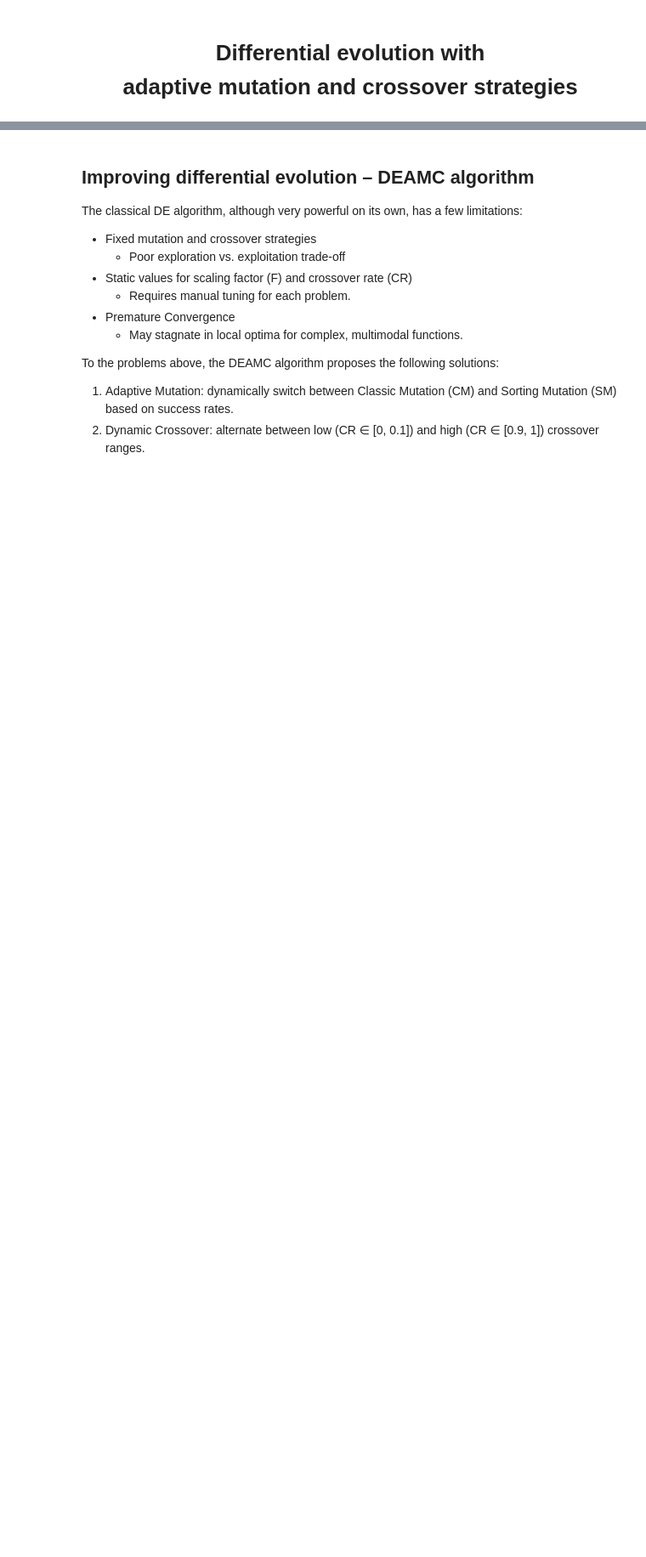
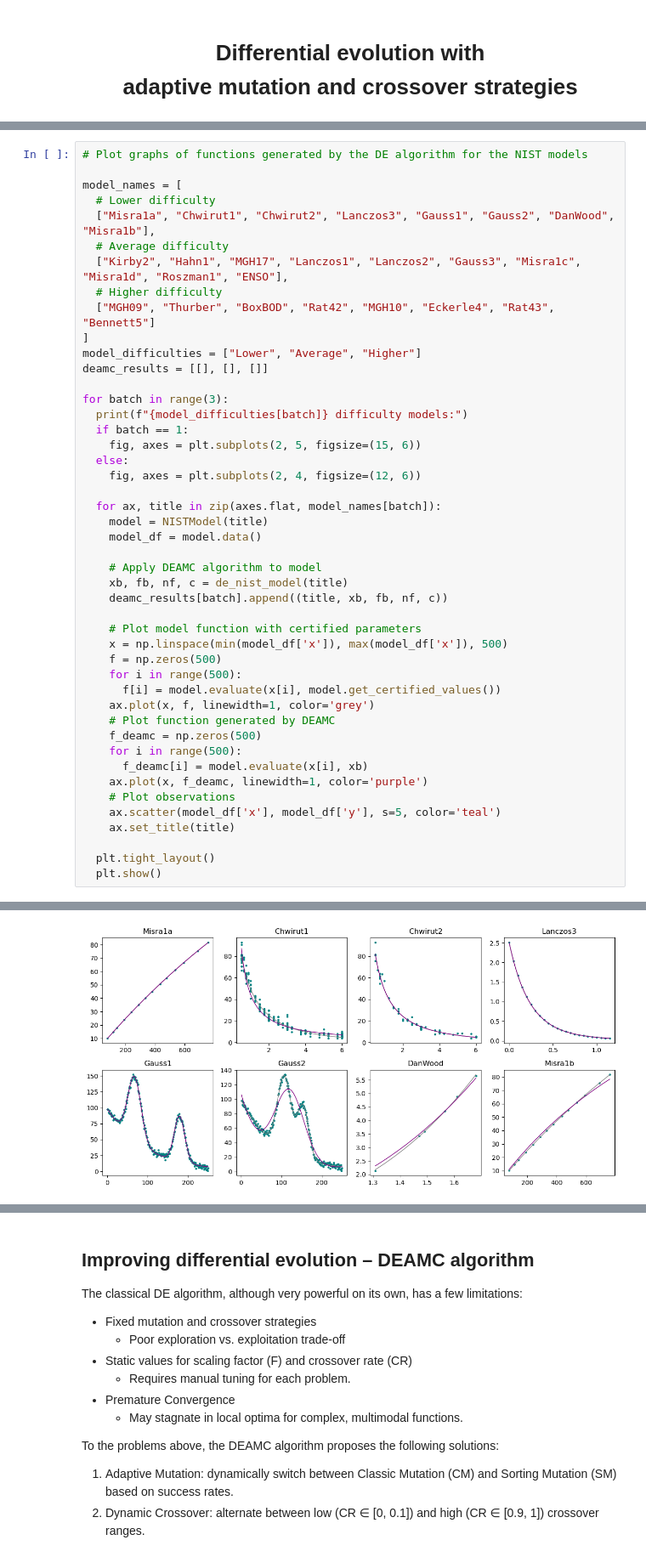
Before and after one commit to Tamarov128/nonlinear-regression-deamc, a Jupyter notebook: notebooks/differential_evolution_adaptive_mutation_crossover.ipynb, the cells around one changed output, grey strips where cells are left out. Shown: that part at 85% size. Drawn from its saved outputs; the diff is of its cells as text; blank space fills up the shorter version.

```diff
--- a/notebooks/differential_evolution_adaptive_mutation_crossover.ipynb
+++ b/notebooks/differential_evolution_adaptive_mutation_crossover.ipynb
@@ -42,0 +255,47 @@ Pseudocode:
+# %%
+# Plot graphs of functions generated by the DE algorithm for the NIST models
+
+model_names = [
+  # Lower difficulty
+  ["Misra1a", "Chwirut1", "Chwirut2", "Lanczos3", "Gauss1", "Gauss2", "DanWood", "Misra1b"],
+  # Average difficulty
+  ["Kirby2", "Hahn1", "MGH17", "Lanczos1", "Lanczos2", "Gauss3", "Misra1c", "Misra1d", "Roszman1", "ENSO"],
+  # Higher difficulty
+  ["MGH09", "Thurber", "BoxBOD", "Rat42", "MGH10", "Eckerle4", "Rat43", "Bennett5"]
+]
+model_difficulties = ["Lower", "Average", "Higher"]
+deamc_results = [[], [], []]
+
+for batch in range(3):
+  print(f"{model_difficulties[batch]} difficulty models:")
+  if batch == 1:
+    fig, axes = plt.subplots(2, 5, figsize=(15, 6))
+  else:
+    fig, axes = plt.subplots(2, 4, figsize=(12, 6))
+
+  for ax, title in zip(axes.flat, model_names[batch]):
+    model = NISTModel(title)
+    model_df = model.data()
+
+    # Apply DEAMC algorithm to model
+    xb, fb, nf, c = de_nist_model(title)
+    deamc_results[batch].append((title, xb, fb, nf, c))
+
+    # Plot model function with certified parameters
+    x = np.linspace(min(model_df['x']), max(model_df['x']), 500)
+    f = np.zeros(500)
+    for i in range(500):
+      f[i] = model.evaluate(x[i], model.get_certified_values())
+    ax.plot(x, f, linewidth=1, color='grey')
+    # Plot function generated by DEAMC
+    f_deamc = np.zeros(500)
+    for i in range(500):
+      f_deamc[i] = model.evaluate(x[i], xb)
+    ax.plot(x, f_deamc, linewidth=1, color='purple')
+    # Plot observations
+    ax.scatter(model_df['x'], model_df['y'], s=5, color='teal')
+    ax.set_title(title)
+
+  plt.tight_layout()
+  plt.show()
+# %% [output]
@@ -42,0 +303 @@ Pseudocode:
+[figure, added]
```
Also changed, not shown: parts of 23 cells of this notebook.
